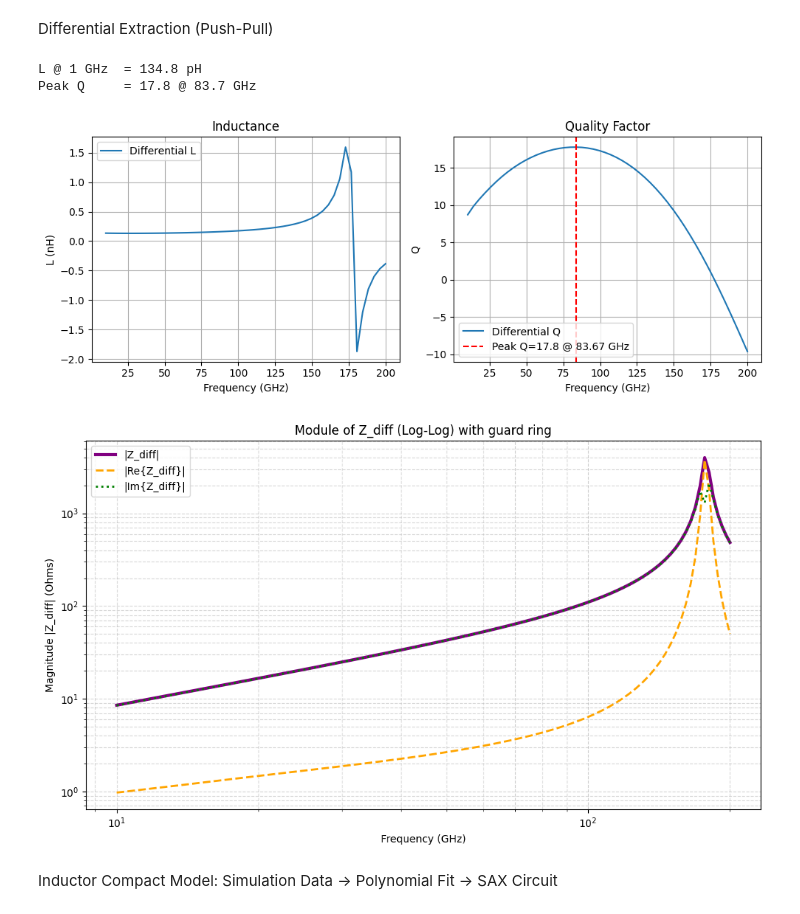
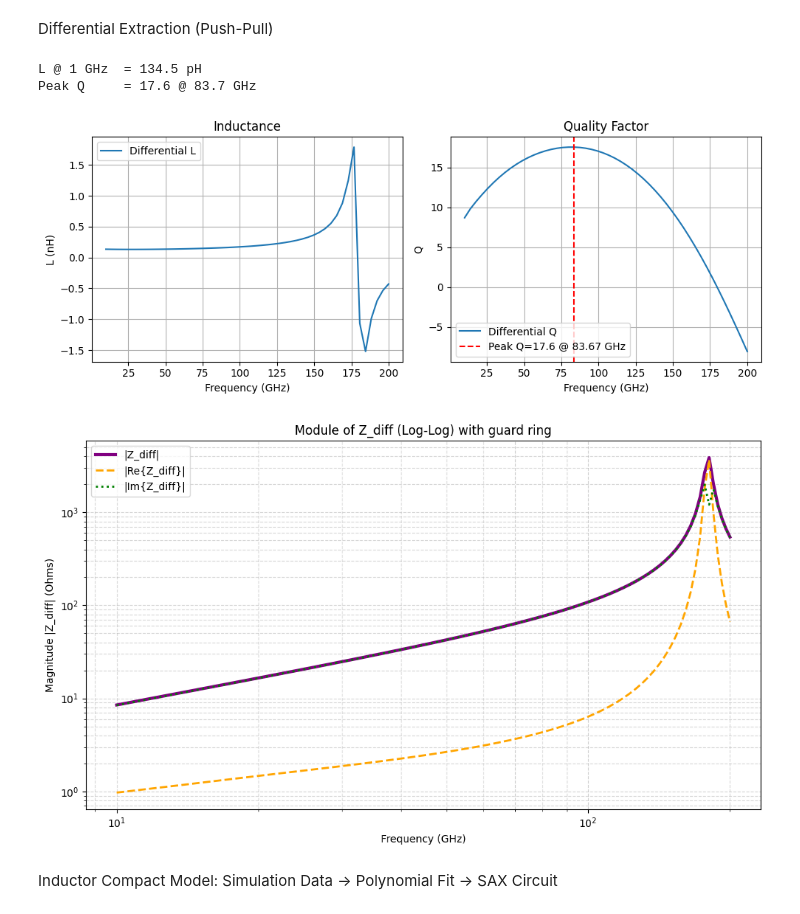
Before and after one commit to EpsilonForge/gsim, a Jupyter notebook: nbs/IHP_components/mesh_inductor_guardring.ipynb, the cells around one changed output. Drawn from its saved outputs; the diff is of its cells as text; code cells hidden in the pictures.

```diff
--- a/nbs/IHP_components/mesh_inductor_guardring.ipynb
+++ b/nbs/IHP_components/mesh_inductor_guardring.ipynb
@@ -49,21 +67,22 @@ c.plot()
 [figure]
 # %%
 sim = DrivenSim()
-sim.set_output_dir("runs/palace-sim-inductor-guardring")
+sim.set_output_dir("./palace-sim-inductor-guardring")
 sim.set_geometry(cc)
 
-sim.set_stack(
-    substrate_thickness=180.0,
-    air_above=200.0,
-    include_substrate=True
+sim.set_stack(substrate_thickness=180.0, include_substrate=True)
+
+sim.add_port(
+    "P1", from_layer="metal1", to_layer="topmetal2", geometry="via", excited=True
+)
+sim.add_port(
+    "P2", from_layer="metal1", to_layer="topmetal2", geometry="via", excited=True
 )
 
-sim.add_port("P1", from_layer="metal1", to_layer="topmetal2", geometry="via", excited=True)
-sim.add_port("P2", from_layer="metal1", to_layer="topmetal2", geometry="via", excited=True)
-
 sim.set_driven(fmin=10e9, fmax=200e9, num_points=50)
 # %%
-sim.mesh(preset="default",margin=50, refined_mesh_size=1.5)
+sim.set_airbox(margin_x=50, margin_y=50, z_above=50, z_below=5)
+sim.mesh(preset="default", refined_mesh_size=1.5)
 sim.write_config()
 # %% [output]
 Small conductor feature detected (2.100 um) may be under-resolved by refined_mesh_size=5.000 um. Pass auto_size=True to scale the mesh down.
@@ -89,3 +109,3 @@ sim.plot_mesh(
 # %%
-results = sim.run(parent_dir="runs/palace-sim-inductor-guardring")
+results = sim.run()
 # %% [output]
@@ -238,54 +270,75 @@ plt.show()
 Differential Extraction (Push-Pull)
 # %%
 Z_diff = Z[:, 0, 0] + Z[:, 1, 1] - Z[:, 0, 1] - Z[:, 1, 0]
-L_diff = (np.imag(Z_diff) / w)
+L_diff = np.imag(Z_diff) / w
 Q_diff = np.imag(Z_diff) / np.real(Z_diff)
 
 mask = L_diff > 0
 idx_diff = np.argmax(Q_diff[mask])
 f_masked_diff = f[mask]
 
-print(f"L @ 1 GHz  = {L_diff[0]*1e12:.1f} pH")
-print(f"Peak Q     = {Q_diff[mask][idx_diff]:.1f} @ {f_masked_diff[idx_diff]/1e9:.1f} GHz")
+print(f"L @ 1 GHz  = {L_diff[0] * 1e12:.1f} pH")
+print(
+    f"Peak Q     = {Q_diff[mask][idx_diff]:.1f} @ {f_masked_diff[idx_diff] / 1e9:.1f} GHz"
+)
 # %% [output]
-L @ 1 GHz  = 134.8 pH
-Peak Q     = 17.8 @ 83.7 GHz
+L @ 1 GHz  = 134.5 pH
+Peak Q     = 17.6 @ 83.7 GHz
 # %%
 fig, (ax1, ax2) = plt.subplots(1, 2, figsize=(10, 4))
 
 # --- Plot 1: Inductance ---
-ax1.plot(f / 1e9, L_diff * 1e9, label='Differential L')
+ax1.plot(f / 1e9, L_diff * 1e9, label="Differential L")
 ax1.set_xlabel("Frequency (GHz)")
 ax1.set_ylabel("L (nH)")
 ax1.set_title("Inductance")
 ax1.grid(True)
 ax1.legend()
 
 # --- Plot 2: Quality Factor ---
-ax2.plot(f/1e9, Q_diff, label='Differential Q')
+ax2.plot(f / 1e9, Q_diff, label="Differential Q")
 ax2.set_xlabel("Frequency (GHz)")
 ax2.set_ylabel("Q")
 ax2.set_title("Quality Factor")
-ax2.axvline(f_masked_diff[idx_diff]/1e9, color='r', linestyle='--', label=f"Peak Q={Q_diff[mask][idx_diff]:.1f} @ {f_masked_diff[idx_diff]/1e9:.2f} GHz")
+ax2.axvline(
+    f_masked_diff[idx_diff] / 1e9,
+    color="r",
+    linestyle="--",
+    label=f"Peak Q={Q_diff[mask][idx_diff]:.1f} @ {f_masked_diff[idx_diff] / 1e9:.2f} GHz",
+)
 ax2.legend()
 ax2.grid(True)
 
 plt.tight_layout()
 plt.show()
 # %% [output]
-[figure, old version]
+[figure, new version]
 # %%
 plt.figure(figsize=(10, 6))
-plt.plot(f / 1e9, np.abs(Z_diff), label='|Z_diff|', color='purple', linewidth=3)
-plt.plot(f / 1e9, np.abs(np.real(Z_diff)), label='|Re{Z_diff}|', color='orange', linestyle='--', linewidth=2)
-plt.plot(f / 1e9, np.abs(np.imag(Z_diff)), label='|Im{Z_diff}|', color='green', linestyle=':', linewidth=2)
+plt.plot(f / 1e9, np.abs(Z_diff), label="|Z_diff|", color="purple", linewidth=3)
+plt.plot(
+    f / 1e9,
+    np.abs(np.real(Z_diff)),
+    label="|Re{Z_diff}|",
+    color="orange",
+    linestyle="--",
+    linewidth=2,
+)
+plt.plot(
+    f / 1e9,
+    np.abs(np.imag(Z_diff)),
+    label="|Im{Z_diff}|",
+    color="green",
+    linestyle=":",
+    linewidth=2,
+)
 
 
-plt.xscale('log')
-plt.yscale('log')
-plt.xlabel('Frequency (GHz)')
-plt.ylabel('Magnitude |Z_diff| (Ohms)')
-plt.title('Module of Z_diff (Log-Log) with guard ring')
+plt.xscale("log")
+plt.yscale("log")
+plt.xlabel("Frequency (GHz)")
+plt.ylabel("Magnitude |Z_diff| (Ohms)")
+plt.title("Module of Z_diff (Log-Log) with guard ring")
 plt.legend()
 
 plt.grid(True, which="both", ls="--", alpha=0.5)
@@ -293,7 +346,7 @@ plt.grid(True, which="both", ls="--", alpha=0.5)
 plt.tight_layout()
 plt.show()
 # %% [output]
-[figure, old version]
+[figure, new version]
 # %% [markdown]
 Inductor Compact Model: Simulation Data → Polynomial Fit → SAX Circuit
 # %%
```
Also changed, not shown: parts of 20 cells of this notebook, 3 other files.
